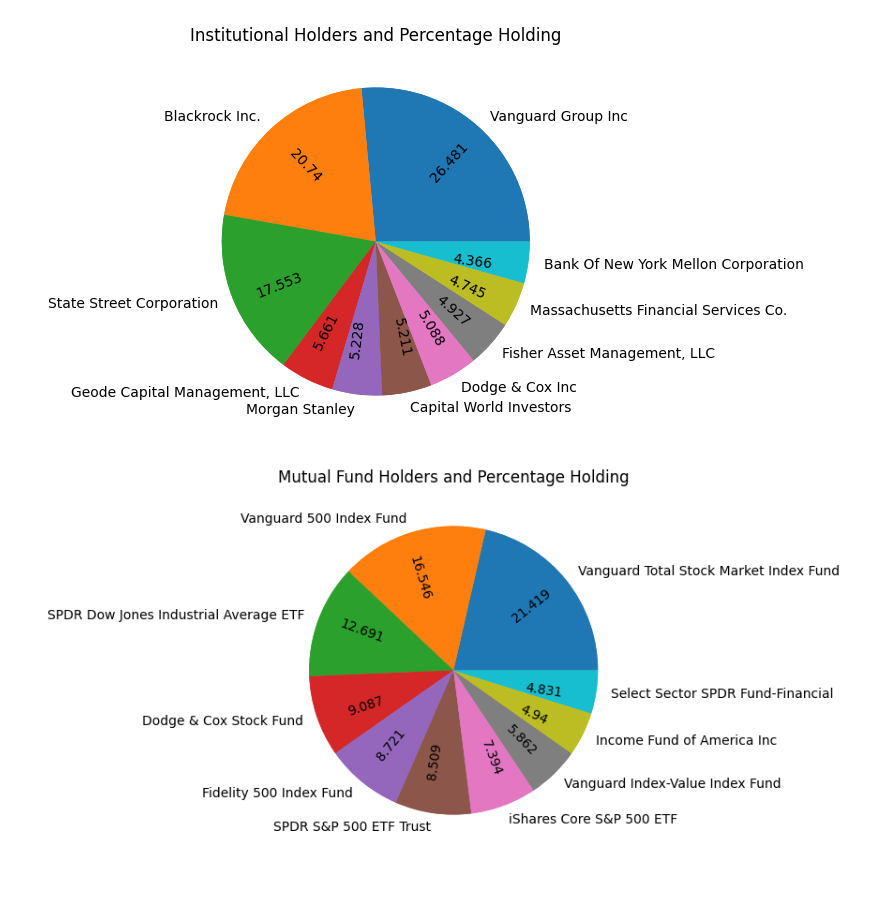
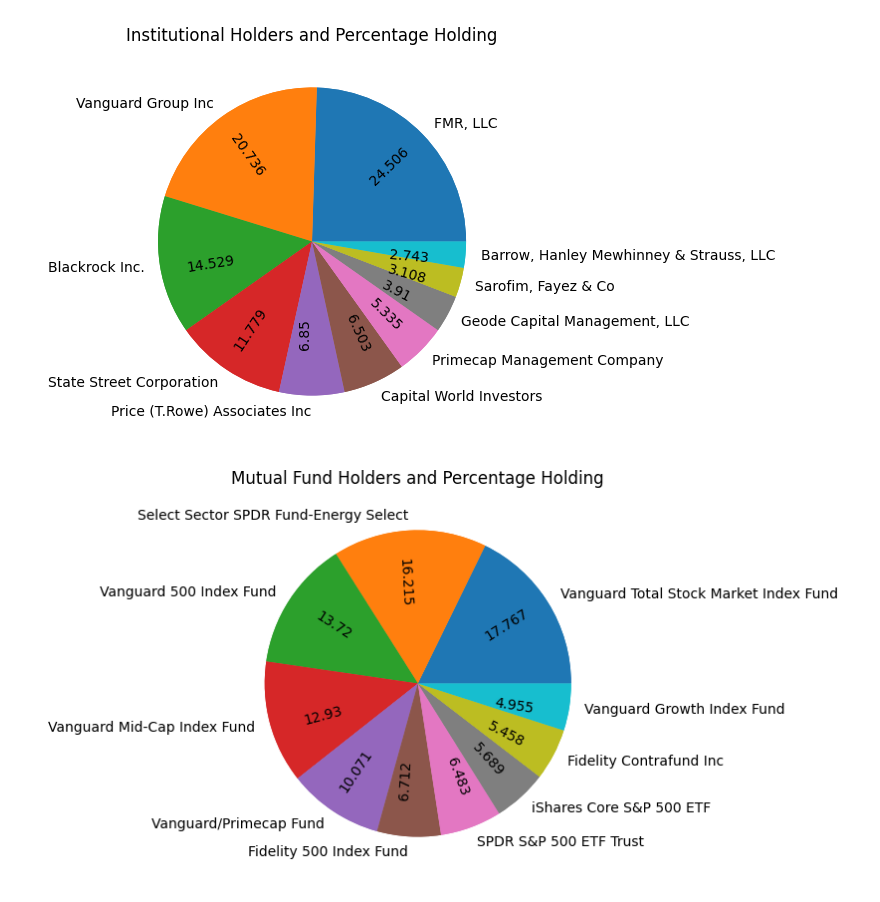
Before and after one commit to Robohrriday/MS499_IITGN_Finance_2024, a Jupyter notebook: ReportGenerator.ipynb, the cells around one changed output. Saved outputs shown, nothing was run; the diff lists cells and outputs as text; code cells hidden in the pictures.

```diff
--- a/ReportGenerator.ipynb
+++ b/ReportGenerator.ipynb
@@ -200,10 +248,10 @@ def getSymbolReport(symbol:str) -> str:
 
     return getCompanyInfo(info_dict = info_dict) + getCompanyNews(news_list = news_list) + getInvestorData(df1 = institutional_holders, df2 = mutualfund_holders) + getFinancials(df1 = info_dict, df2 = ann_income_stmt, df3 = qua_income_stmt, df4 = ann_balance_sheet, df5 = qua_balance_sheet)
 # %%
-symbol = 'GS'
+symbol = 'HES'
 with open('Report.md','w') as file:
     file.write(getSymbolReport(symbol = symbol))
 file.close()
 # %% [output]
-[figure, old version]
+[figure, new version]
-[figure, old version]
+[figure, new version]
```
Also changed, not shown: parts of 4 cells of this notebook, 5 other files.
